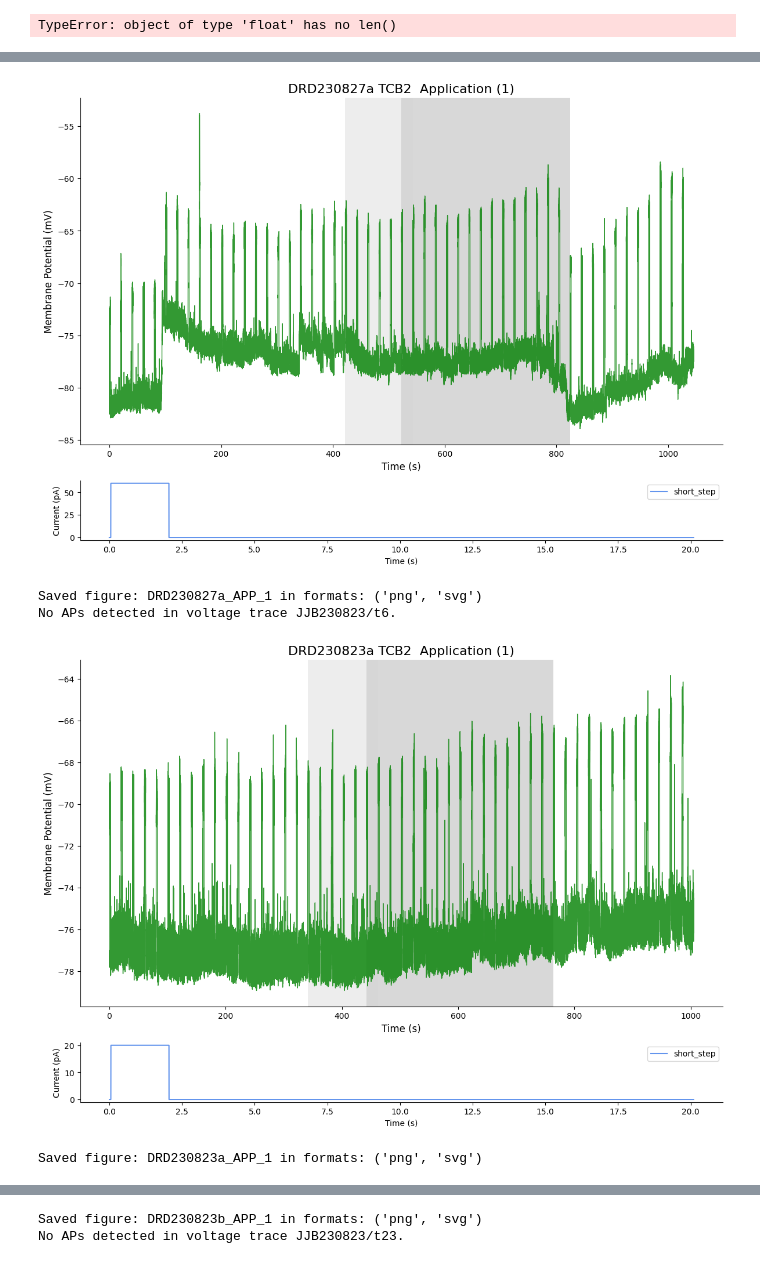
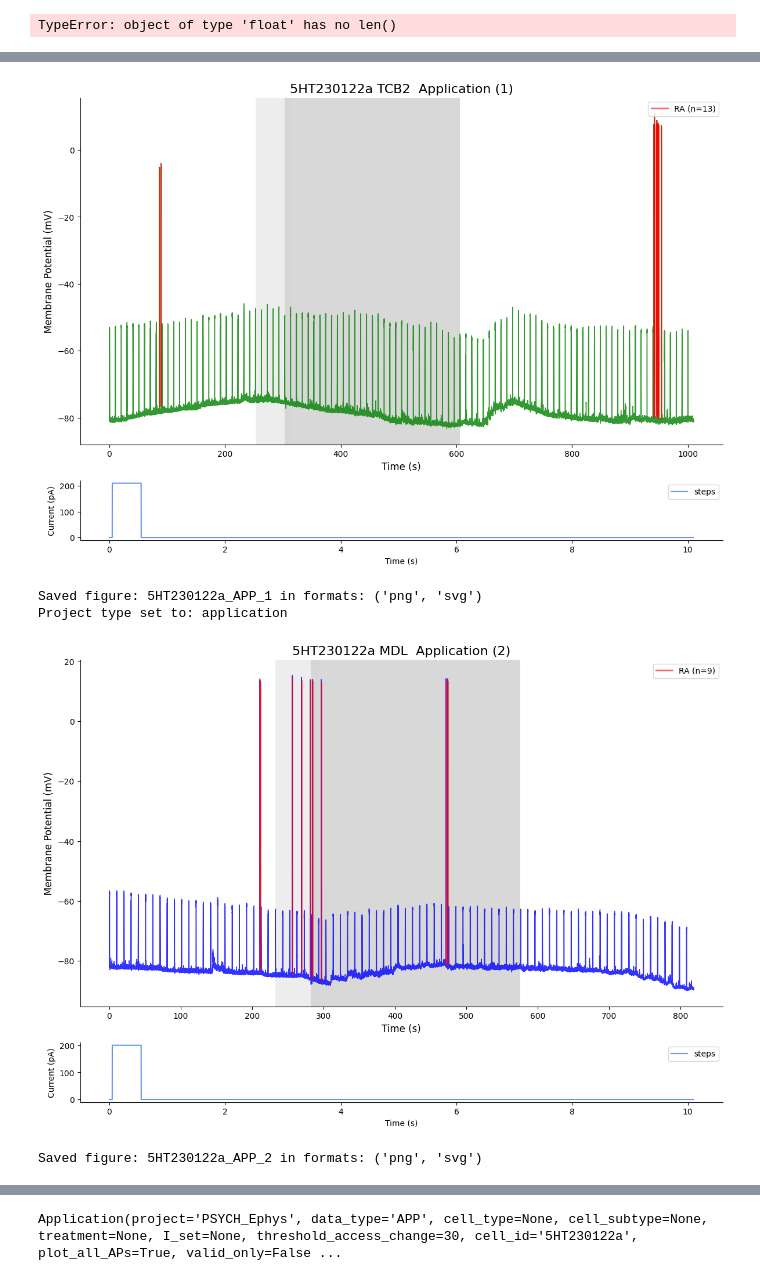
Before and after one commit to jjb-hub/IGOR_phd, a Jupyter notebook: RUN.ipynb, the cells around one changed output, grey strips where cells are left out. Cells and saved outputs as stored; diff of their text form; code cells hidden in the pictures.

```diff
--- a/RUN.ipynb
+++ b/RUN.ipynb
@@ -273,42 +329,13 @@ from module.Figure import Application
 project="PSYCH_Ephys"
 
 
-EXCLUDED=[  #consider  SIM230225a DRD230108c TLX230627b
-        'TLX210422a',
-        'TLX230622a',
-        'TLX230518c',
-        'TLX230719c',
-        'TLX230818a',
-        'TLX230627b',
-
-        'DRD230104b',
-        'DRD230112a',
-        'DRD230703a',
-        'DRD230117b',
-
-        'HUM230727b',
-
-        'CTG230222a',
-        'CTG230207a',
-        'CTG230220a',
-
-        'SIM241129a',
-        'SIM250410a',
-        'SIM250411e',
-        'SIM210424a',
-        'SIM241202a',
-        'SIM230203a',
- ]
-
-
-
 Application(project=project,
             data_type = 'APP', #pAD_hunter
-            cell_id = ['DRD230827a', 'DRD230823a', 'DRD230823b', 'DRD230823c', 'DRD230823d', 'DRD230823e', 'DRD230827b', 'DRD230827c'],
+            cell_id = '5HT230122a',
             # cell_type = 'L5a_TLX',
             # treatment='PSIL',
             plot_all_APs = True,
-            valid_only = False,  # WHY is this false SIM241202a
+            valid_only = False,  # WHY is this false SIM241202a # TO BE REMOVED
             pre_window_sweeps = 6
             # threshold_access_change=None,
             )
@@ -319,5 +352,5 @@ No APs detected in voltage trace JJB230827/t7.
-[figure, old version]
+[figure, new version]
-Saved figure: DRD230827a_APP_1 in formats: ('png', 'svg')
-No APs detected in voltage trace JJB230823/t6.
+Saved figure: 5HT230122a_APP_1 in formats: ('png', 'svg')
+Project type set to: application
-[figure, old version]
+[figure, new version]
-Saved figure: DRD230823a_APP_1 in formats: ('png', 'svg')
+Saved figure: 5HT230122a_APP_2 in formats: ('png', 'svg')
@@ -325,2 +357 @@ Saved figure: DRD230823a_APP_1 in formats: ('png', 'svg')
-Saved figure: DRD230823b_APP_1 in formats: ('png', 'svg')
-No APs detected in voltage trace JJB230823/t23.
+Application(project='PSYCH_Ephys', data_type='APP', cell_type=None, cell_subtype=None, treatment=None, I_set=None, threshold_access_change=30, cell_id='5HT230122a', plot_all_APs=True, valid_only=False ...
```
Also changed, not shown: parts of 10 cells of this notebook, 7 other files.
